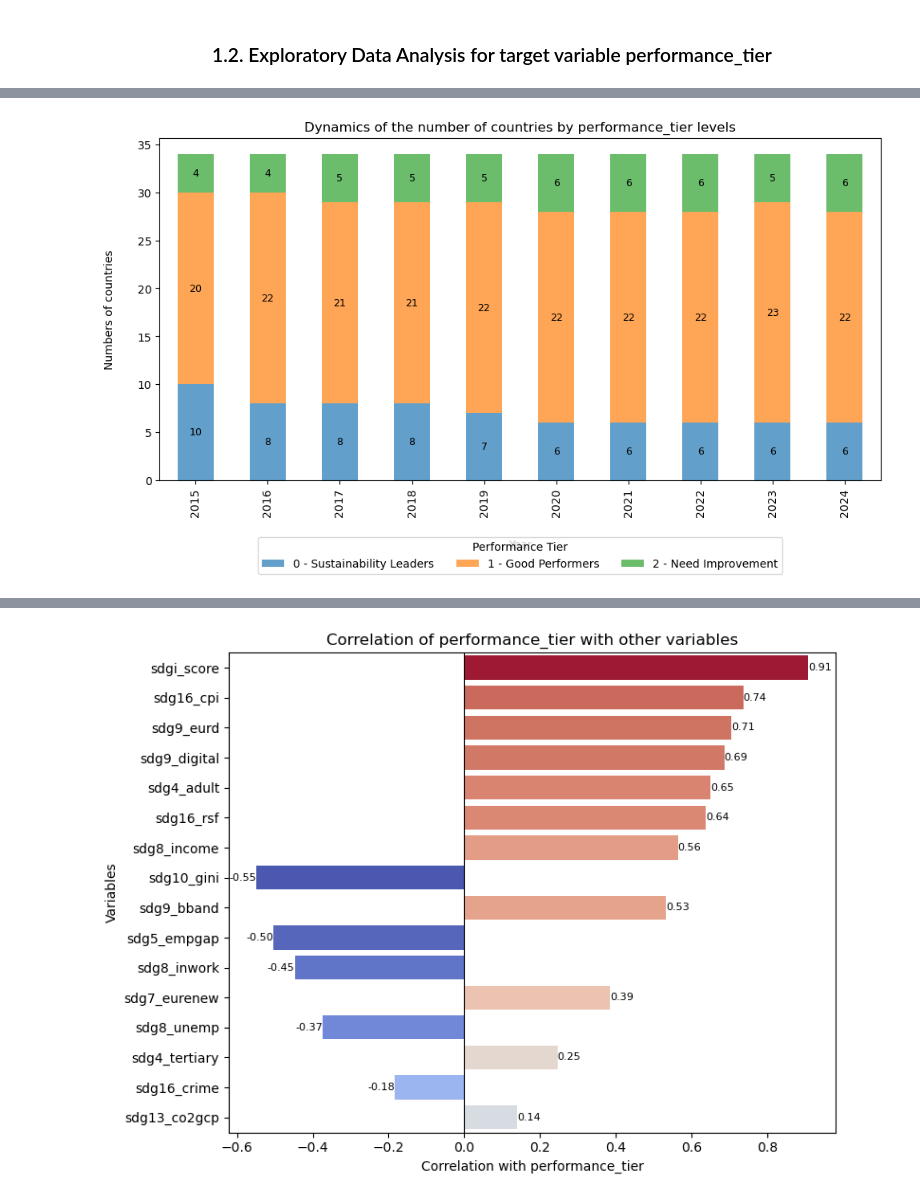
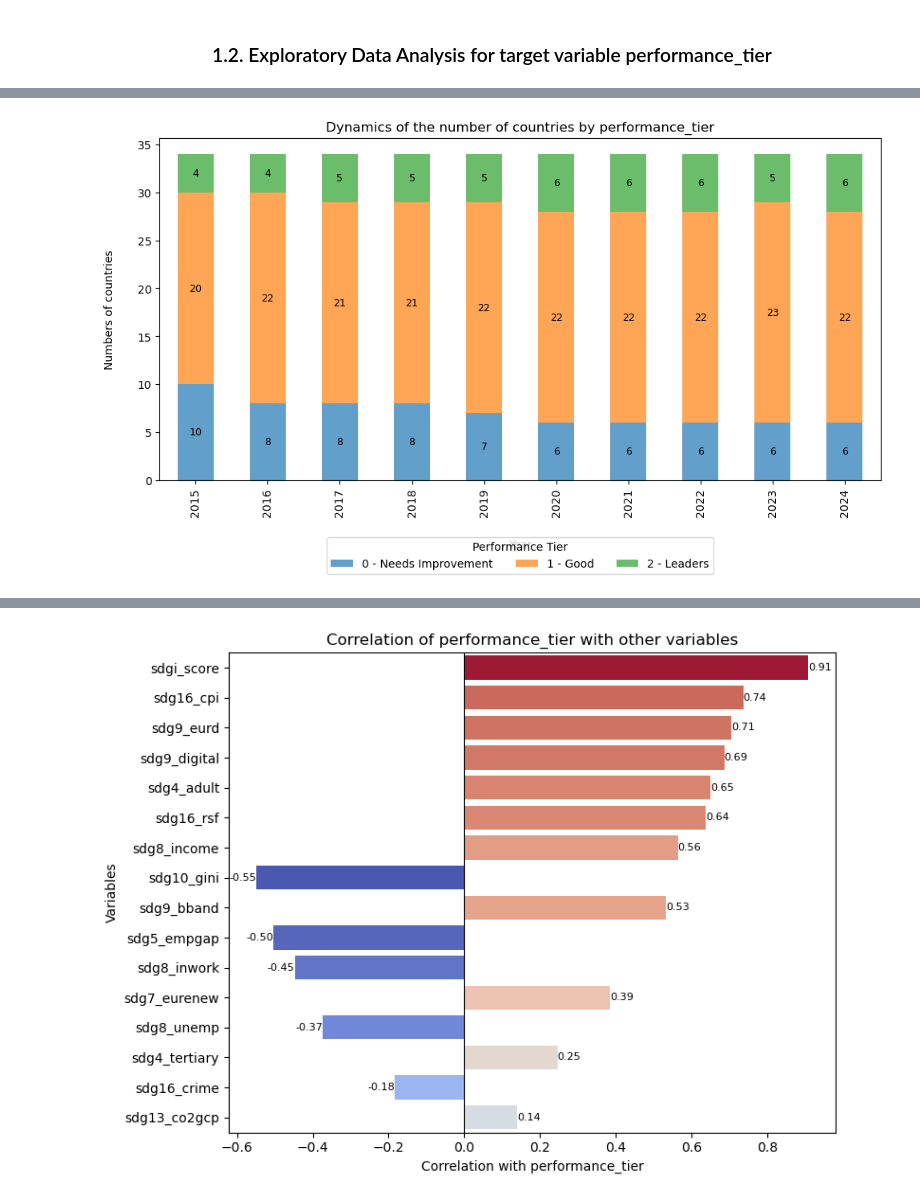
Before and after one commit to LavrenchukV/Classifying-EU-Sustainability-Performance, a Jupyter notebook: SDG_project.ipynb, the cells around one changed output, grey strips where cells are left out. Saved outputs shown, nothing was run; the diff lists cells and outputs as text; code cells hidden in the pictures.

Commit message:
plots

```diff
--- a/SDG_project.ipynb
+++ b/SDG_project.ipynb
@@ -254,37 +237,32 @@ performance_tier
 0                   10     8     8     8     7     6     6     6     6     6
 1                   20    22    21    21    22    22    22    22    23    22
 2                    4     4     5     5     5     6     6     6     5     6
-# %%
-tier_labels = {
-    0: "0 - Sustainability Leaders",
-    1: "1 - Good Performers",
-    2: "2 - Need Improvement"
-}
-
-pivot_table = pd.pivot_table(
-    df,
-    index="year",
-    columns="performance_tier",
-    values="Country",
-    aggfunc="count",
-    fill_value=0
-)
-fig, ax = plt.subplots(figsize=(10, 6))
-bars = pivot_table.plot(kind="bar", stacked=True, ax=ax, alpha=0.7, zorder=1)
-plt.title("Dynamics of the number of countries by performance_tier levels")
-ax.legend(
-    title="Performance Tier",
-    labels=[tier_labels[col] for col in pivot_table.columns],
-    loc="upper center",
-    bbox_to_anchor=(0.5, -0.15),
-    ncol=3
-)
-plt.xlabel("Year", labelpad=20)
-plt.ylabel("Numbers of countries", labelpad=20)
-for container in bars.containers:
-    ax.bar_label(container, label_type="center", fontsize=9, color="black")
-plt.grid(False)
-plt.tight_layout()
-plt.show()
-# %% [output]
-[figure, removed]
+# %%
+tier_labels = {
+    0: "0 - Needs Improvement",
+    1: "1 - Good",
+    2: "2 - Leaders"
+}
+pivot_table = df.groupby(["year", "performance_tier"]).size().unstack(fill_value=0)
+fig, ax = plt.subplots(figsize=(10, 6))
+bars = pivot_table.plot(kind="bar", stacked=True, ax=ax, alpha=0.7, zorder=1)
+
+plt.title("Dynamics of the number of countries by performance_tier")
+ax.legend(
+    title="Performance Tier",
+    labels=[tier_labels[col] for col in pivot_table.columns],
+    loc="upper center",
+    bbox_to_anchor=(0.5, -0.15),
+    ncol=3
+)
+plt.xlabel("Year", labelpad=20)
+plt.ylabel("Numbers of countries", labelpad=20)
+
+for container in bars.containers:
+    ax.bar_label(container, label_type="center", fontsize=9, color="black")
+
+plt.grid(False)
+plt.tight_layout()
+plt.show()
+# %% [output]
+[figure, added]
```
Also changed, not shown: parts of 12 cells of this notebook.
